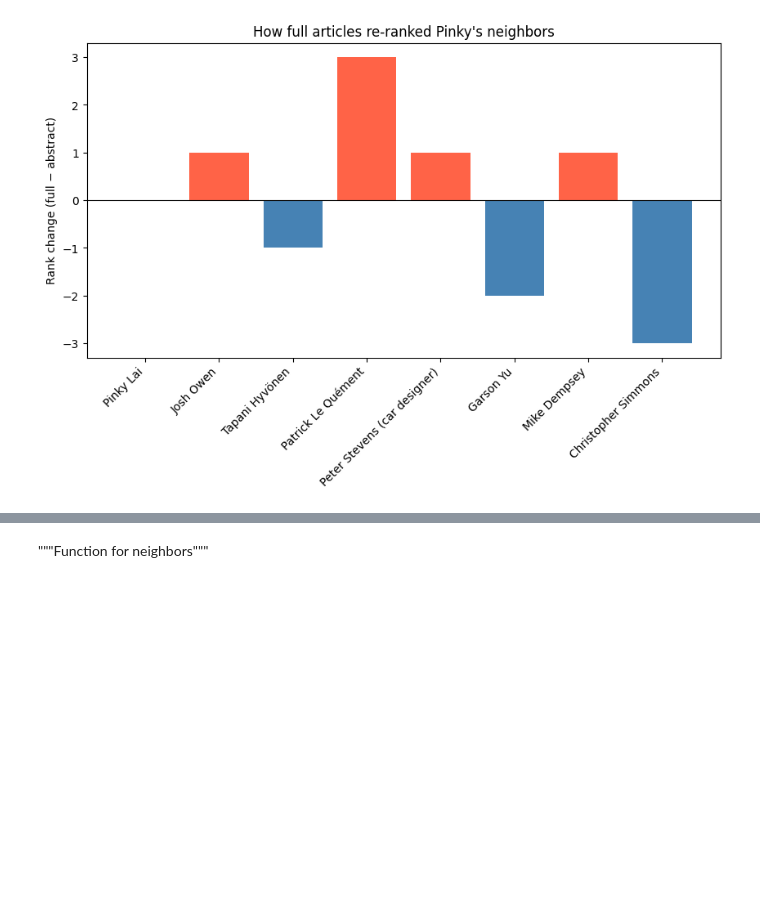
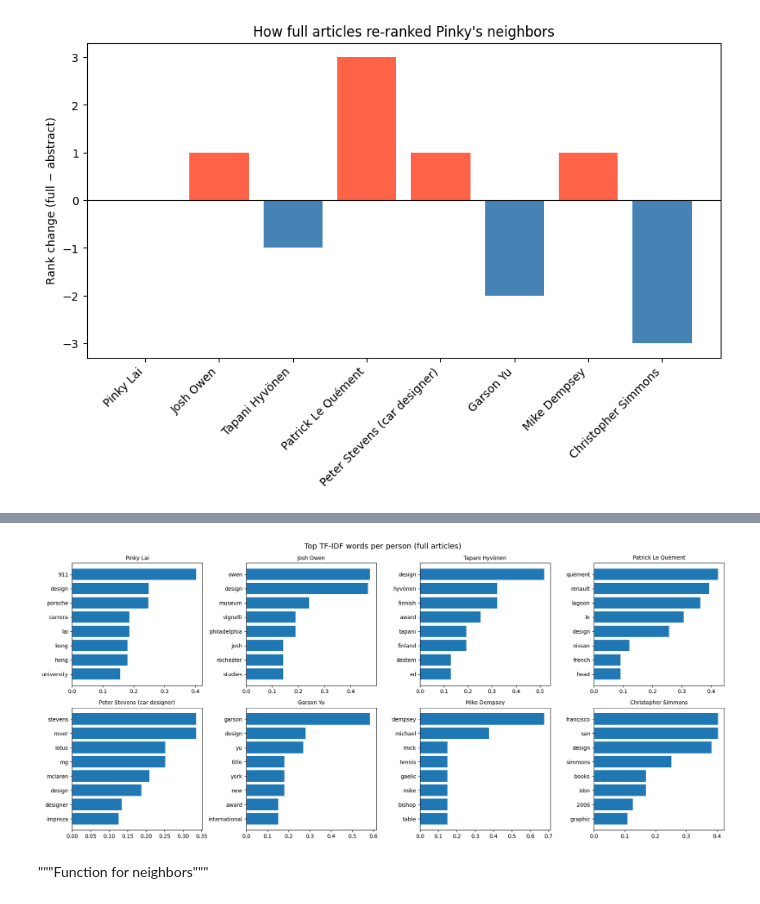
Before and after one commit to cyeef/Data-Science-Portfolio-C21-, a Jupyter notebook: Projects/Project-5/NLP.Description.for.Students.ipynb, the cells around one changed output, grey strips where cells are left out. Saved outputs shown, nothing was run; the diff lists cells and outputs as text; code cells hidden in the pictures; blank space fills up the shorter version.

```diff
--- a/Projects/Project-5/NLP.Description.for.Students.ipynb
+++ b/Projects/Project-5/NLP.Description.for.Students.ipynb
@@ -546,3 +581,15 @@ plt.title("How full articles re-ranked Pinky's neighbors")
 # %% [output]
 Text(0.5, 1.0, "How full articles re-ranked Pinky's neighbors")
 [figure]
+# %%
+
+
+words = full_vectorizer.get_feature_names_out()
+row = full_matrix[0].toarray().flatten()      # Pinky's row (row 0), as a flat array of 941 weights
+top_idx = row.argsort()[-8:][::-1]            # positions of the 8 highest weights
+top_words = words[top_idx]                    # the words at those positions
+top_scores = row[top_idx]                     # their weights
+
+print(kept_names[0])
+for w, s in zip(top_words, top_scores):
+    print(f"  {w}: {s:.3f}")
@@ -549,3 +609,25 @@ Text(0.5, 1.0, "How full articles re-ranked Pinky's neighbors")
+# %%
+
+
+words = full_vectorizer.get_feature_names_out()
+
+fig, axes = plt.subplots(2, 4, figsize=(18, 8))    # 2 rows × 4 cols = 8 panels
+axes = axes.flatten()                               # makes the grid easy to loop over
+
+for i, name in enumerate(kept_names):
+    row = full_matrix[i].toarray().flatten()
+    top_idx = row.argsort()[-8:][::-1]
+    top_words = words[top_idx]
+    top_scores = row[top_idx]
+
+    axes[i].barh(top_words[::-1], top_scores[::-1])   # horizontal bars, highest on top
+    axes[i].set_title(name, fontsize=10)
+
+fig.suptitle('Top TF-IDF words per person (full articles)', fontsize=14)
+plt.tight_layout()
+plt.show()
+# %% [output]
+[figure, added]
 # %% [markdown]
 """Function for neighbors"""
 # %%
```
Also changed, not shown: parts of 41 cells of this notebook.
